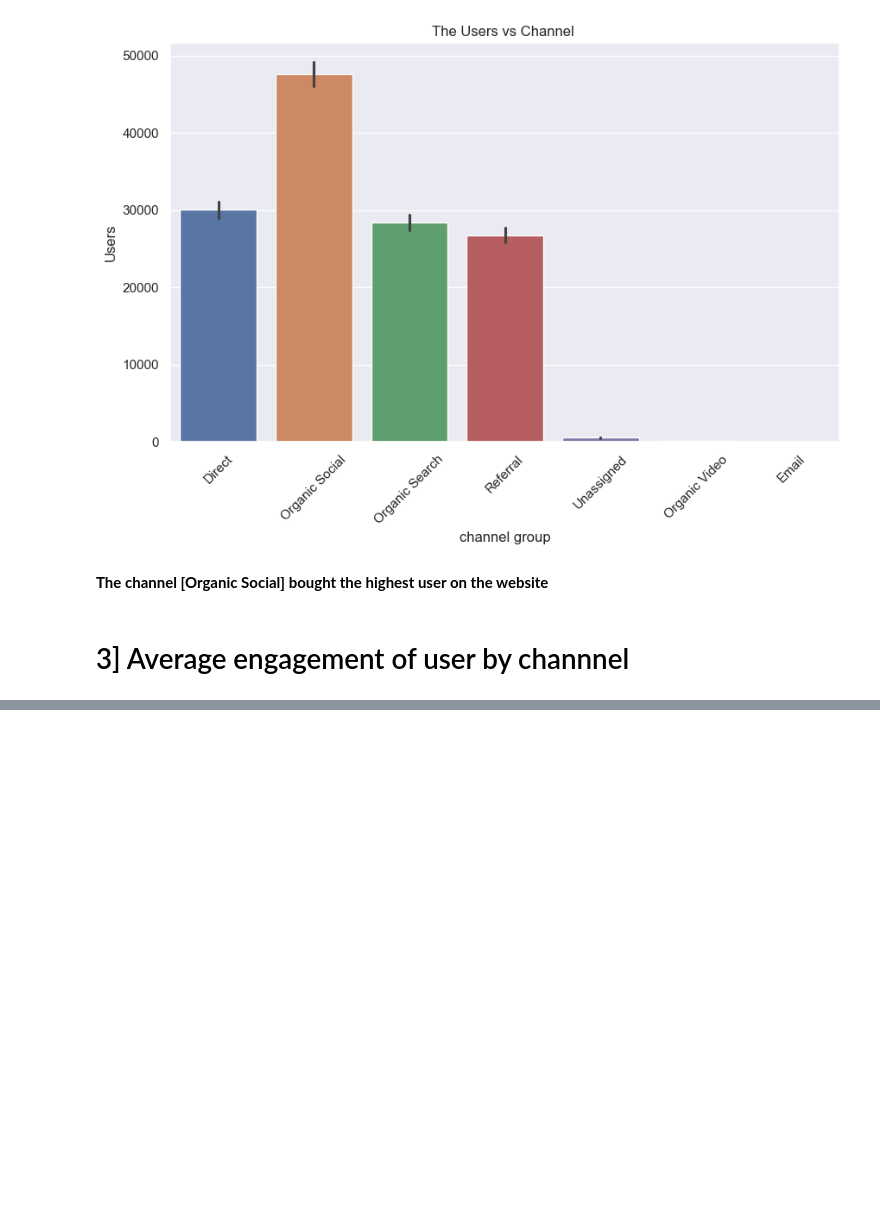
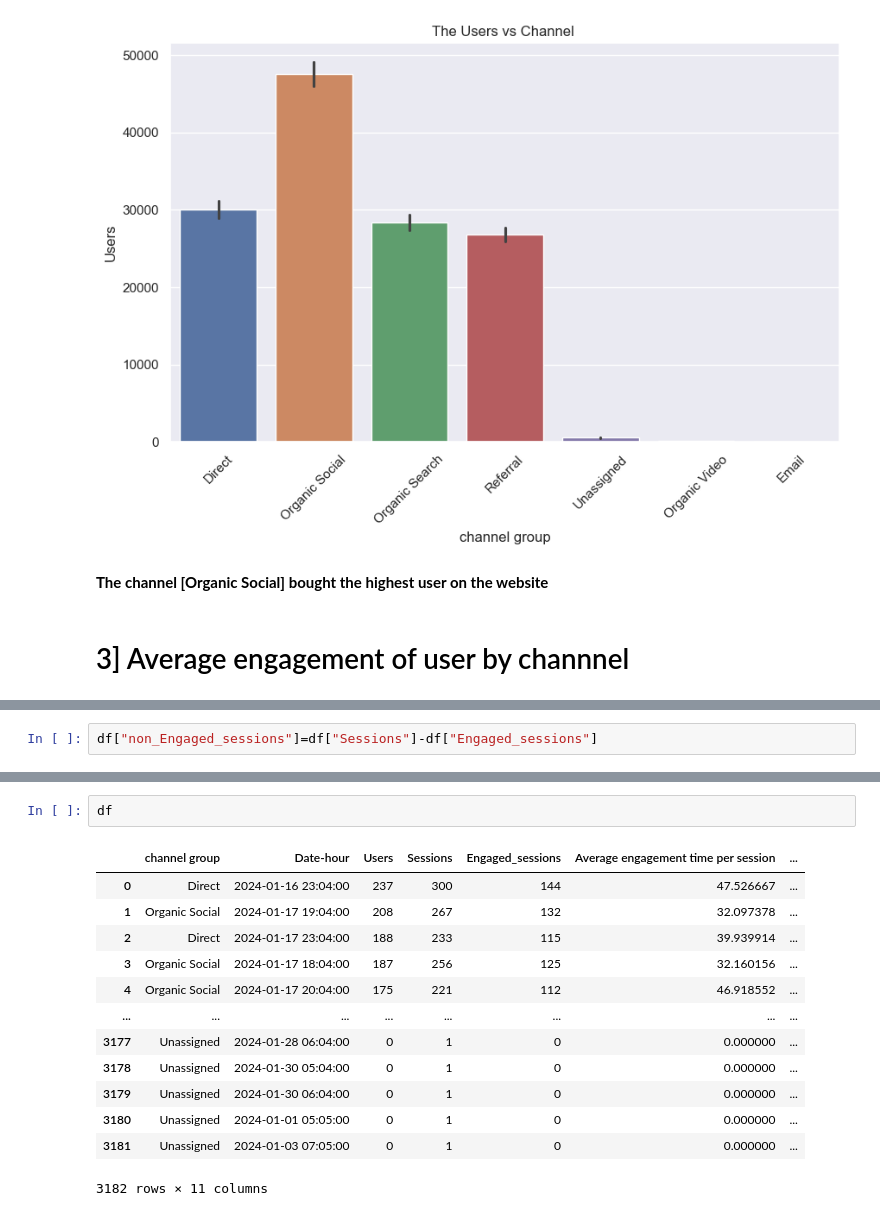
Before and after one commit to Satyajeet745/Website_Analysis_project, a Jupyter notebook: Website Analysis.ipynb, the cells around one changed output, grey strips where cells are left out. Drawn from its saved outputs; the diff is of its cells as text; blank space fills up the shorter version.

```diff
--- a/Website Analysis.ipynb
+++ b/Website Analysis.ipynb
@@ -195,0 +218,2 @@ plt.show()
+# %%
+df["non_Engaged_sessions"]=df["Sessions"]-df["Engaged_sessions"]
@@ -195,0 +249,16 @@ plt.show()
+# %%
+df
+# %% [output]
+|  | channel group | Date-hour | Users | Sessions | Engaged_sessions | Average engagement time per session | ... |
+| 0 | Direct | 2024-01-16 23:04:00 | 237 | 300 | 144 | 47.526667 | ... |
+| 1 | Organic Social | 2024-01-17 19:04:00 | 208 | 267 | 132 | 32.097378 | ... |
+| 2 | Direct | 2024-01-17 23:04:00 | 188 | 233 | 115 | 39.939914 | ... |
+| 3 | Organic Social | 2024-01-17 18:04:00 | 187 | 256 | 125 | 32.160156 | ... |
+| 4 | Organic Social | 2024-01-17 20:04:00 | 175 | 221 | 112 | 46.918552 | ... |
+| ... | ... | ... | ... | ... | ... | ... | ... |
+| 3177 | Unassigned | 2024-01-28 06:04:00 | 0 | 1 | 0 | 0.000000 | ... |
+| 3178 | Unassigned | 2024-01-30 05:04:00 | 0 | 1 | 0 | 0.000000 | ... |
+| 3179 | Unassigned | 2024-01-30 06:04:00 | 0 | 1 | 0 | 0.000000 | ... |
+| 3180 | Unassigned | 2024-01-01 05:05:00 | 0 | 1 | 0 | 0.000000 | ... |
+| 3181 | Unassigned | 2024-01-03 07:05:00 | 0 | 1 | 0 | 0.000000 | ... |
+3182 rows × 11 columns
```
Also changed, not shown: parts of 14 cells of this notebook.
